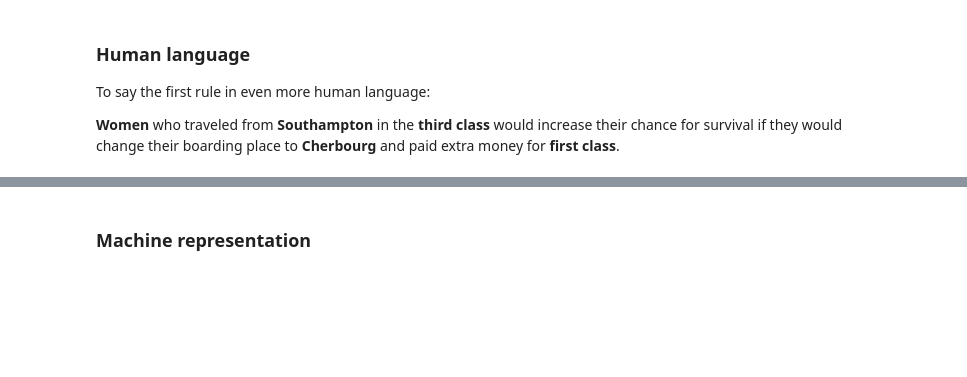
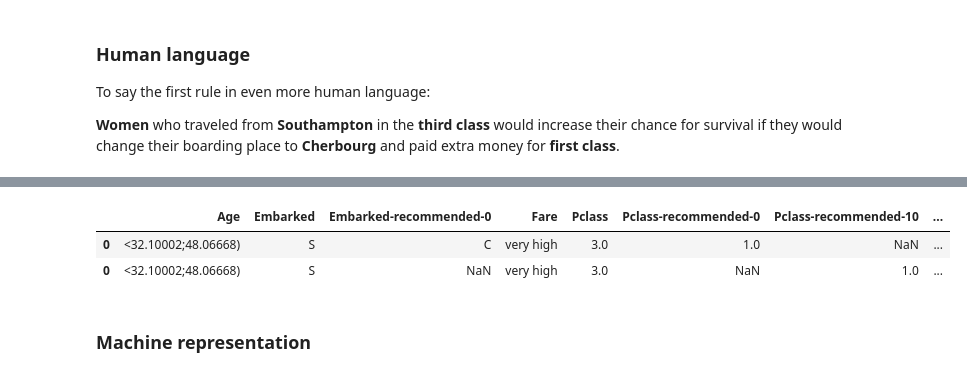
Before and after one commit to lukassykora/actionrules, a Jupyter notebook: notebooks/Titanic - Action Rules.ipynb, the cells around one changed output, grey strips where cells are left out. Drawn from its saved outputs; the diff is of its cells as text; code cells hidden in the pictures; blank space fills up the shorter version.

```diff
--- a/notebooks/Titanic - Action Rules.ipynb
+++ b/notebooks/Titanic - Action Rules.ipynb
@@ -144,3 +208,12 @@ To say the first rule in even more human language:
+# %%
+new_data = [['<32.10002;48.06668)','female', 'S', 'very high' ,'3.0']]
+df_new_data = pd.DataFrame(new_data, columns = ["Age", "Sex", "Embarked", "Fare", "Pclass"])
+
+actionRulesDiscovery.predict(df_new_data)
+# %% [output]
+|  | Age | Embarked | Embarked-recommended-0 | Fare | Pclass | Pclass-recommended-0 | Pclass-recommended-10 | ... |
+| 0 | <32.10002;48.06668) | S | C | very high | 3.0 | 1.0 | NaN | ... |
+| 0 | <32.10002;48.06668) | S | NaN | very high | 3.0 | NaN | 1.0 | ... |
 # %% [markdown]
 ### Machine representation
 # %%
```
Also changed, not shown: parts of 7 cells of this notebook, 5 other files.
